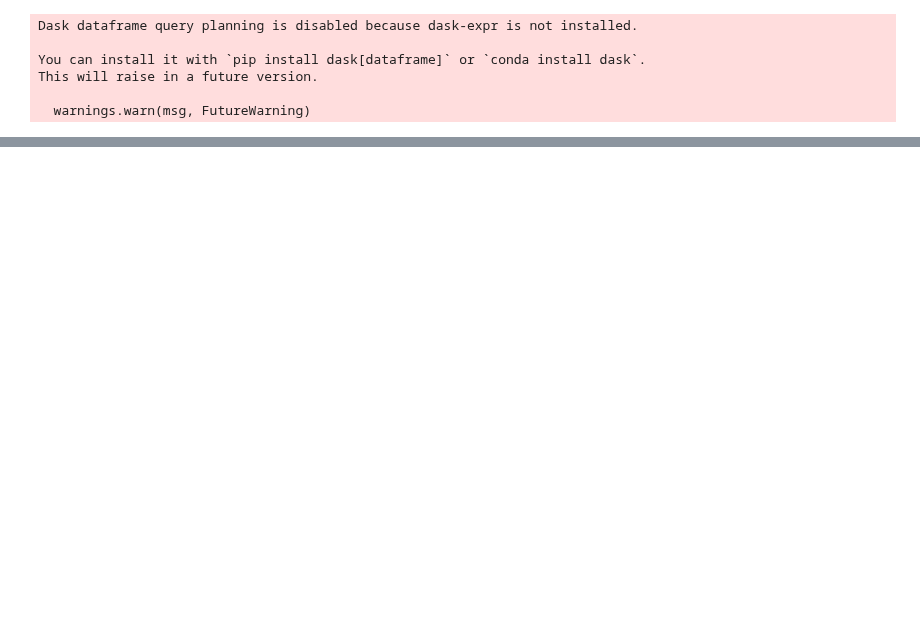
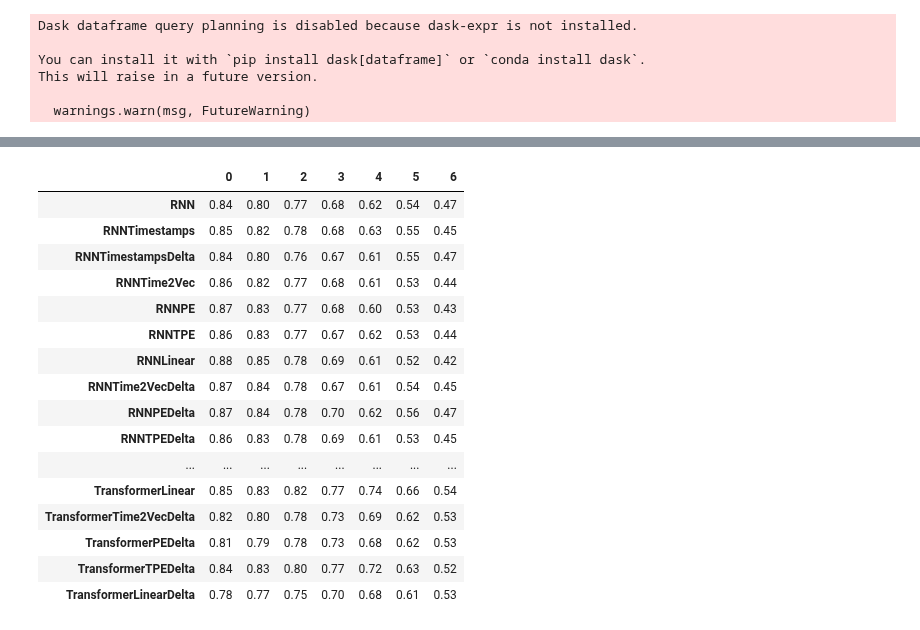
Before and after one commit to thiago-rissi/time_encoding_experiment, a Jupyter notebook: notebooks/stats.ipynb, the cells around one changed output, grey strips where cells are left out. Saved outputs shown, nothing was run; the diff lists cells and outputs as text; code cells hidden in the pictures; blank space fills up the shorter version.

```diff
--- a/notebooks/stats.ipynb
+++ b/notebooks/stats.ipynb
@@ -93 +100,22 @@ results, model_mean, pmiss_result = calculate_metrics(
+# %%
+import pandas as pd
+pd.DataFrame(model_mean).transpose().round(2)
+# %% [output]
+|  | 0 | 1 | 2 | 3 | 4 | 5 | 6 |
+| RNN | 0.84 | 0.80 | 0.77 | 0.68 | 0.62 | 0.54 | 0.47 |
+| RNNTimestamps | 0.85 | 0.82 | 0.78 | 0.68 | 0.63 | 0.55 | 0.45 |
+| RNNTimestampsDelta | 0.84 | 0.80 | 0.76 | 0.67 | 0.61 | 0.55 | 0.47 |
+| RNNTime2Vec | 0.86 | 0.82 | 0.77 | 0.68 | 0.61 | 0.53 | 0.44 |
+| RNNPE | 0.87 | 0.83 | 0.77 | 0.68 | 0.60 | 0.53 | 0.43 |
+| RNNTPE | 0.86 | 0.83 | 0.77 | 0.67 | 0.62 | 0.53 | 0.44 |
+| RNNLinear | 0.88 | 0.85 | 0.78 | 0.69 | 0.61 | 0.52 | 0.42 |
+| RNNTime2VecDelta | 0.87 | 0.84 | 0.78 | 0.67 | 0.61 | 0.54 | 0.45 |
+| RNNPEDelta | 0.87 | 0.84 | 0.78 | 0.70 | 0.62 | 0.56 | 0.47 |
+| RNNTPEDelta | 0.86 | 0.83 | 0.78 | 0.69 | 0.61 | 0.53 | 0.45 |
+| ... | ... | ... | ... | ... | ... | ... | ... |
+| TransformerLinear | 0.85 | 0.83 | 0.82 | 0.77 | 0.74 | 0.66 | 0.54 |
+| TransformerTime2VecDelta | 0.82 | 0.80 | 0.78 | 0.73 | 0.69 | 0.62 | 0.53 |
+| TransformerPEDelta | 0.81 | 0.79 | 0.78 | 0.73 | 0.68 | 0.62 | 0.53 |
+| TransformerTPEDelta | 0.84 | 0.83 | 0.80 | 0.77 | 0.72 | 0.63 | 0.52 |
+| TransformerLinearDelta | 0.78 | 0.77 | 0.75 | 0.70 | 0.68 | 0.61 | 0.53 |
 # %%
```
Also changed, not shown: parts of 5 cells of this notebook, 7 other files.
